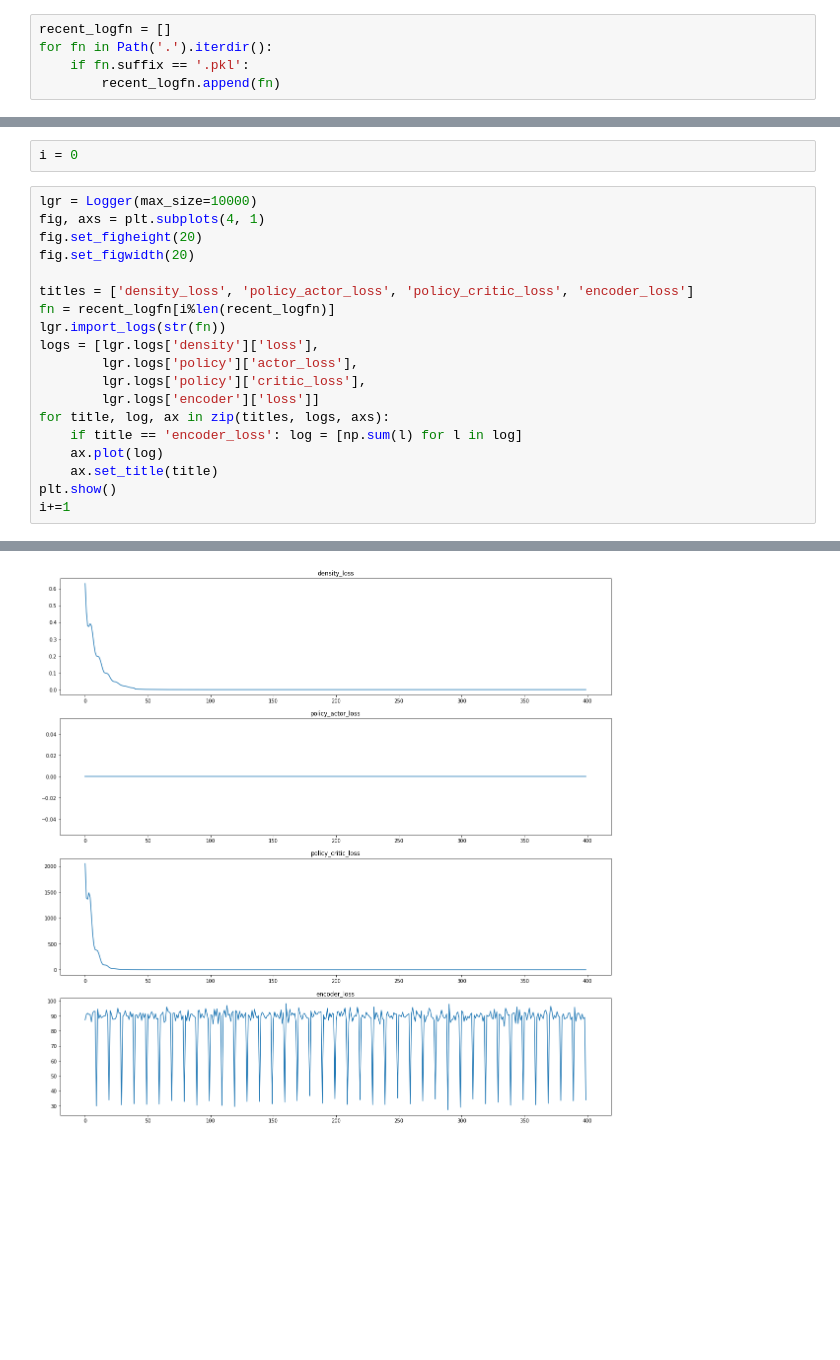
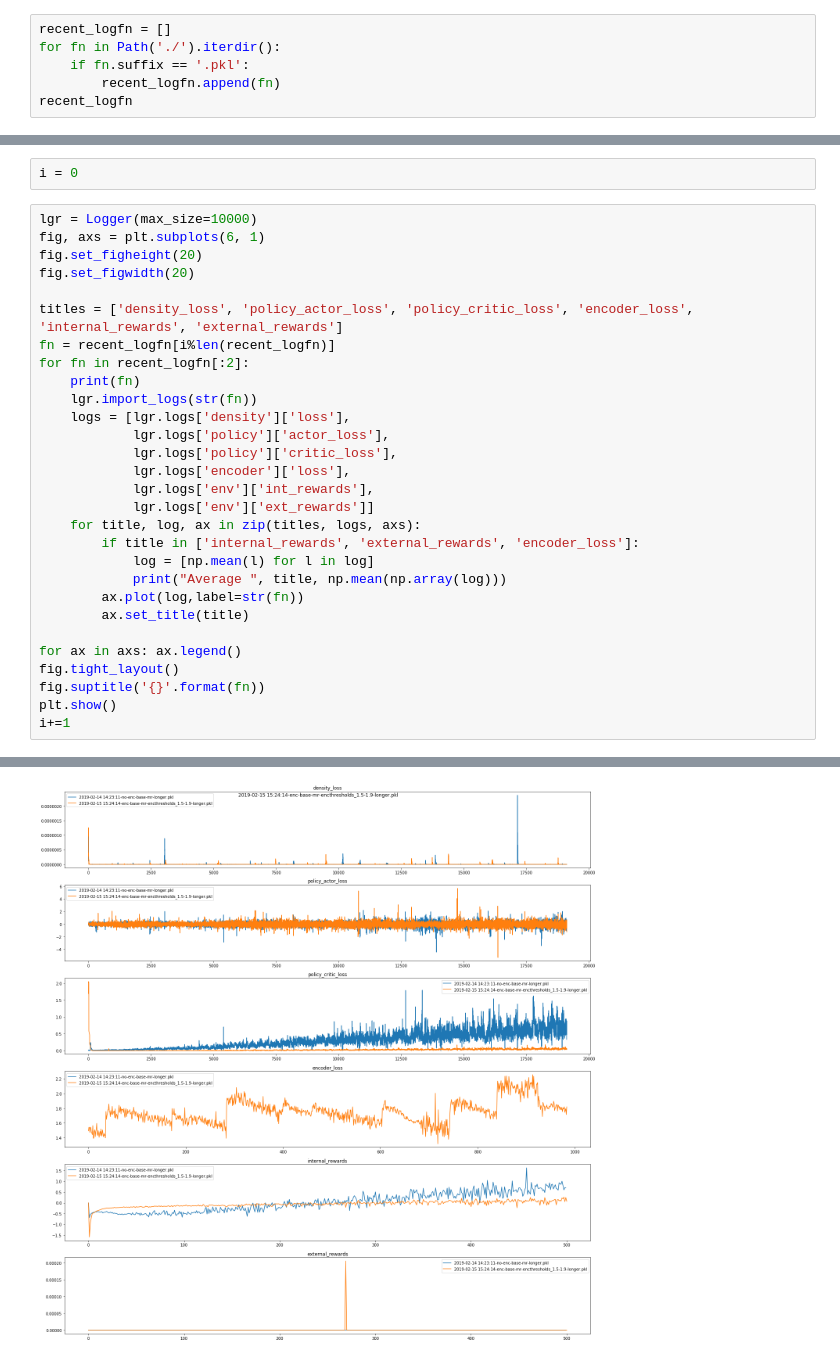
Before and after one commit to gebob19/DRL-Research-AFSR, a Jupyter notebook: codebase/workspace.ipynb, the cells around one changed output, grey strips where cells are left out. Drawn from its saved outputs; the diff is of its cells as text; blank space fills up the shorter version.

```diff
--- a/codebase/workspace.ipynb
+++ b/codebase/workspace.ipynb
@@ -5,6 +5,7 @@ from pathlib import Path
 import numpy as np
 # %%
 recent_logfn = []
-for fn in Path('.').iterdir():
+for fn in Path('./').iterdir():
     if fn.suffix == '.pkl':
         recent_logfn.append(fn)
+recent_logfn
@@ -12,21 +20,31 @@ for fn in Path('.').iterdir():
 i = 0
 # %%
 lgr = Logger(max_size=10000)
-fig, axs = plt.subplots(4, 1)
+fig, axs = plt.subplots(6, 1)
 fig.set_figheight(20)
 fig.set_figwidth(20)
 
-titles = ['density_loss', 'policy_actor_loss', 'policy_critic_loss', 'encoder_loss']
+titles = ['density_loss', 'policy_actor_loss', 'policy_critic_loss', 'encoder_loss', 'internal_rewards', 'external_rewards']
 fn = recent_logfn[i%len(recent_logfn)]
-lgr.import_logs(str(fn))
-logs = [lgr.logs['density']['loss'],
-        lgr.logs['policy']['actor_loss'],
-        lgr.logs['policy']['critic_loss'],
-        lgr.logs['encoder']['loss']]
-for title, log, ax in zip(titles, logs, axs):
-    if title == 'encoder_loss': log = [np.sum(l) for l in log]
-    ax.plot(log)
-    ax.set_title(title)
+for fn in recent_logfn[:2]:
+    print(fn)
+    lgr.import_logs(str(fn))
+    logs = [lgr.logs['density']['loss'],
+            lgr.logs['policy']['actor_loss'],
+            lgr.logs['policy']['critic_loss'],
+            lgr.logs['encoder']['loss'],
+            lgr.logs['env']['int_rewards'],
+            lgr.logs['env']['ext_rewards']]
+    for title, log, ax in zip(titles, logs, axs):
+        if title in ['internal_rewards', 'external_rewards', 'encoder_loss']:
+            log = [np.mean(l) for l in log]
+            print("Average ", title, np.mean(np.array(log)))
+        ax.plot(log,label=str(fn))
+        ax.set_title(title)
+
+for ax in axs: ax.legend()
+fig.tight_layout()
+fig.suptitle('{}'.format(fn))
 plt.show()
 i+=1
 # %% [output]
@@ -33 +59 @@ i+=1
-[figure, old version]
+[figure, new version]
```
Also changed, not shown: parts of 2 cells of this notebook, 2 other files.
